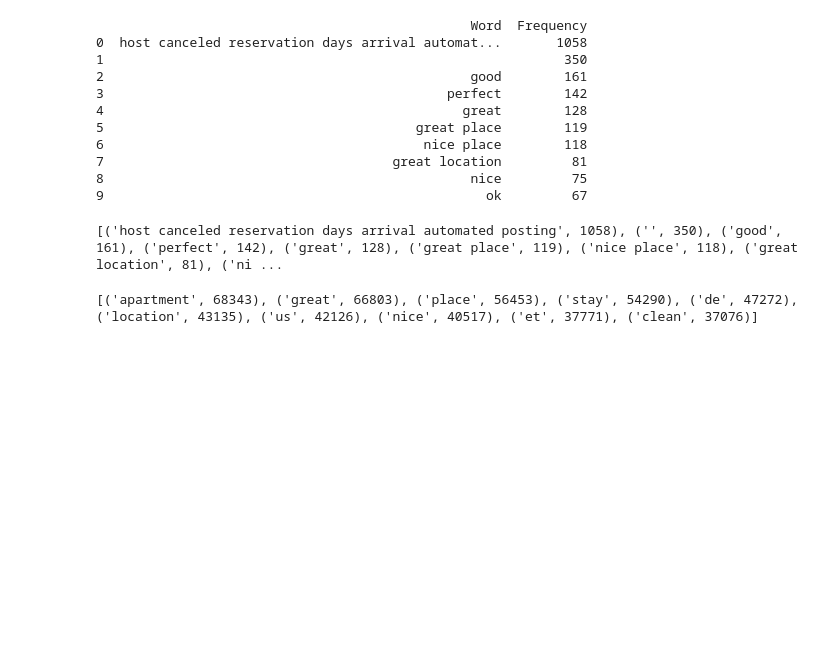
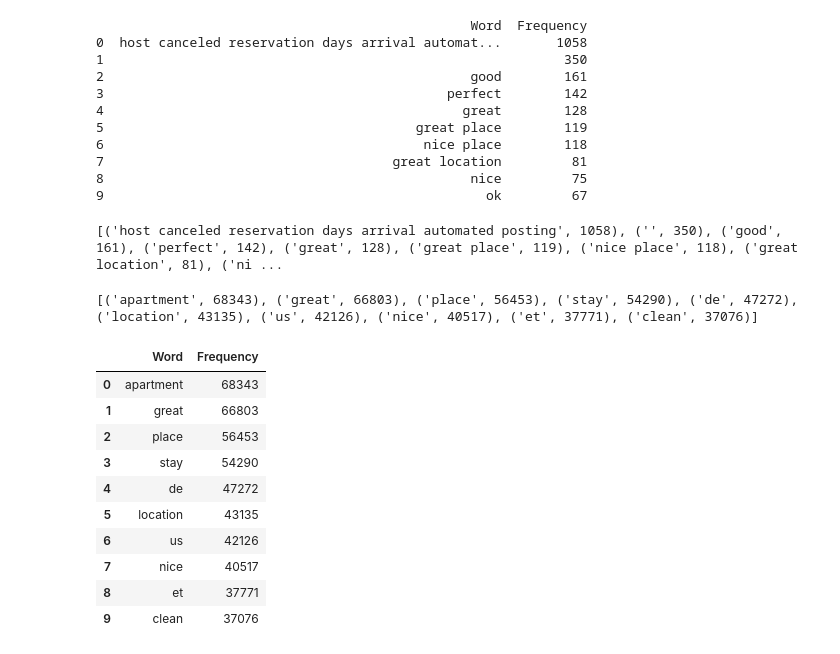
Before and after one commit to dianaionascu15/airbnb-nlp, a Jupyter notebook: airbnb_nlp.ipynb, the cells around one changed output. Saved outputs shown, nothing was run; the diff lists cells and outputs as text; code cells hidden in the pictures; blank space fills up the shorter version.

Commit message:
reviews analysis

```diff
--- a/airbnb_nlp.ipynb
+++ b/airbnb_nlp.ipynb
@@ -427,6 +433,6 @@ See the caveats in the documentation: https://pandas.pydata.org/pandas-docs/stab
 # %%
-reviews['comments'] = reviews['comments'].apply(lambda x: " ".join([i for i in x.split()
-                                                      if i not in (stopwords)]))
+# reviews['comments'] = reviews['comments'].apply(lambda x: " ".join([i for i in x.split()
+#                                                       if i not in (stopwords)]))
 # %% [output]
 A value is trying to be set on a copy of a slice from a DataFrame.
 Try using .loc[row_indexer,col_indexer] = value instead
@@ -515,12 +512,29 @@ print(frequency.most_common(10))
 # %% [output]
 [('host canceled reservation days arrival automated posting', 1058), ('', 350), ('good', 161), ('perfect', 142), ('great', 128), ('great place', 119), ('nice place', 118), ('great location', 81), ('ni ...
 # %%
+feedback = reviews.comments.to_list()
 feedback2 = ' '.join(feedback) ##convert list into string
 tokens = nltk.word_tokenize(feedback2) ## tokenize the string
 frequency = FreqDist(tokens)
 print(frequency.most_common(10))
 # %% [output]
 [('apartment', 68343), ('great', 66803), ('place', 56453), ('stay', 54290), ('de', 47272), ('location', 43135), ('us', 42126), ('nice', 40517), ('et', 37771), ('clean', 37076)]
+# %%
+freq_words_df = pd.DataFrame(frequency.most_common(10),
+                                     columns=["Word", "Frequency"])
+freq_words_df
+# %% [output]
+|  | Word | Frequency |
+| 0 | apartment | 68343 |
+| 1 | great | 66803 |
+| 2 | place | 56453 |
+| 3 | stay | 54290 |
+| 4 | de | 47272 |
+| 5 | location | 43135 |
+| 6 | us | 42126 |
+| 7 | nice | 40517 |
+| 8 | et | 37771 |
+| 9 | clean | 37076 |
 # %%
 ## Plot
 top_10 = frequency.most_common(10)
```
Also changed, not shown: parts of 13 cells of this notebook.
